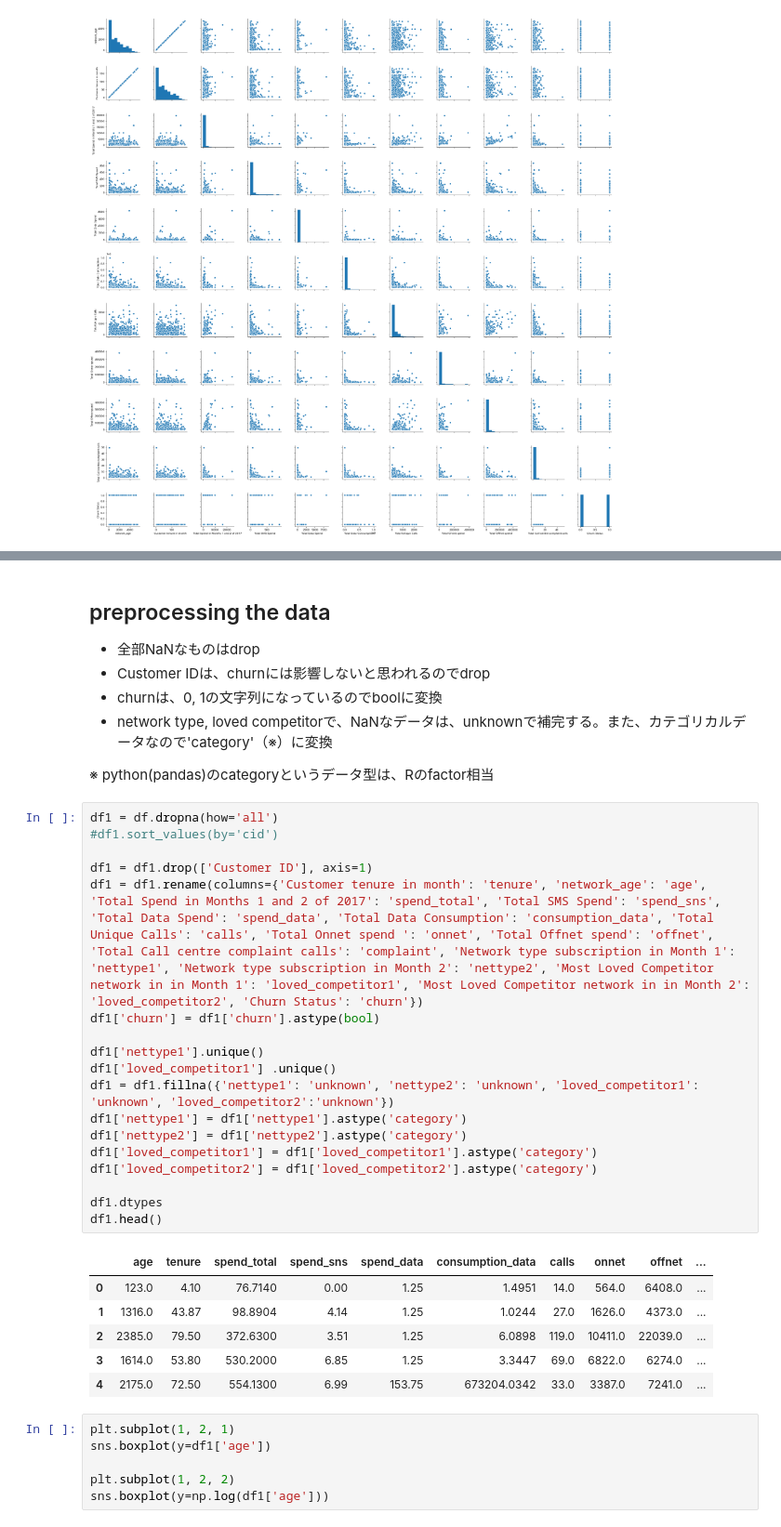
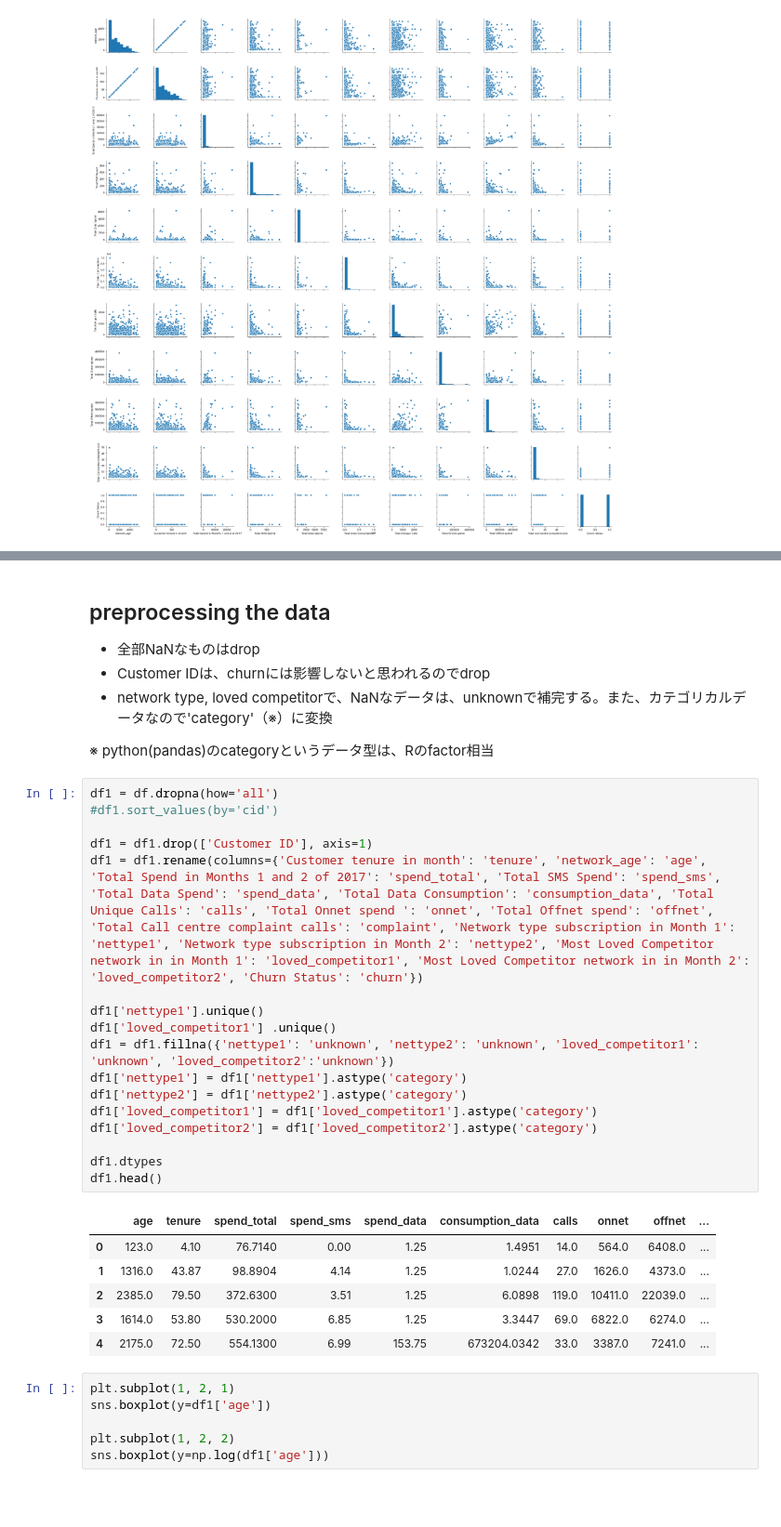
Before and after one commit to 3ign0n/hw8, a Jupyter notebook: index.ipynb, the cells around one changed output, grey strips where cells are left out. Shown at 93% size. Drawn from its saved outputs; the diff is of its cells as text; blank space fills up the shorter version.

```diff
--- a/index.ipynb
+++ b/index.ipynb
@@ -123,30 +123,28 @@ dtype: object
 
 - 全部NaNなものはdrop
 - Customer IDは、churnには影響しないと思われるのでdrop
-- churnは、0, 1の文字列になっているのでboolに変換
 - network type, loved competitorで、NaNなデータは、unknownで補完する。また、カテゴリカルデータなので'category'（※）に変換
 
 ※ python(pandas)のcategoryというデータ型は、Rのfactor相当
 # %%
 df1 = df.dropna(how='all')
 #df1.sort_values(by='cid')
 
 df1 = df1.drop(['Customer ID'], axis=1)
-df1 = df1.rename(columns={'Customer tenure in month': 'tenure', 'network_age': 'age', 'Total Spend in Months 1 and 2 of 2017': 'spend_total', 'Total SMS Spend': 'spend_sns', 'Total Data Spend': 'spend_data', 'Total Data Consumption': 'consumption_data', 'Total Unique Calls': 'calls', 'Total Onnet spend ': 'onnet', 'Total Offnet spend': 'offnet', 'Total Call centre complaint calls': 'complaint', 'Network type subscription in Month 1': 'nettype1', 'Network type subscription in Month 2': 'nettype2', 'Most Loved Competitor network in in Month 1': 'loved_competitor1', 'Most Loved Competitor network in in Month 2': 'loved_competitor2', 'Churn Status': 'churn'})
-df1['churn'] = df1['churn'].astype(bool)
+df1 = df1.rename(columns={'Customer tenure in month': 'tenure', 'network_age': 'age', 'Total Spend in Months 1 and 2 of 2017': 'spend_total', 'Total SMS Spend': 'spend_sms', 'Total Data Spend': 'spend_data', 'Total Data Consumption': 'consumption_data', 'Total Unique Calls': 'calls', 'Total Onnet spend ': 'onnet', 'Total Offnet spend': 'offnet', 'Total Call centre complaint calls': 'complaint', 'Network type subscription in Month 1': 'nettype1', 'Network type subscription in Month 2': 'nettype2', 'Most Loved Competitor network in in Month 1': 'loved_competitor1', 'Most Loved Competitor network in in Month 2': 'loved_competitor2', 'Churn Status': 'churn'})
 
 df1['nettype1'].unique()
 df1['loved_competitor1'] .unique()
 df1 = df1.fillna({'nettype1': 'unknown', 'nettype2': 'unknown', 'loved_competitor1': 'unknown', 'loved_competitor2':'unknown'})
 df1['nettype1'] = df1['nettype1'].astype('category')
 df1['nettype2'] = df1['nettype2'].astype('category')
 df1['loved_competitor1'] = df1['loved_competitor1'].astype('category')
 df1['loved_competitor2'] = df1['loved_competitor2'].astype('category')
 
 df1.dtypes
 df1.head()
 # %% [output]
-|  | age | tenure | spend_total | spend_sns | spend_data | consumption_data | calls | onnet | offnet | ... |
+|  | age | tenure | spend_total | spend_sms | spend_data | consumption_data | calls | onnet | offnet | ... |
 | 0 | 123.0 | 4.10 | 76.7140 | 0.00 | 1.25 | 1.4951 | 14.0 | 564.0 | 6408.0 | ... |
 | 1 | 1316.0 | 43.87 | 98.8904 | 4.14 | 1.25 | 1.0244 | 27.0 | 1626.0 | 4373.0 | ... |
 | 2 | 2385.0 | 79.50 | 372.6300 | 3.51 | 1.25 | 6.0898 | 119.0 | 10411.0 | 22039.0 | ... |
```
Also changed, not shown: parts of 9 cells of this notebook, 1 other file.
